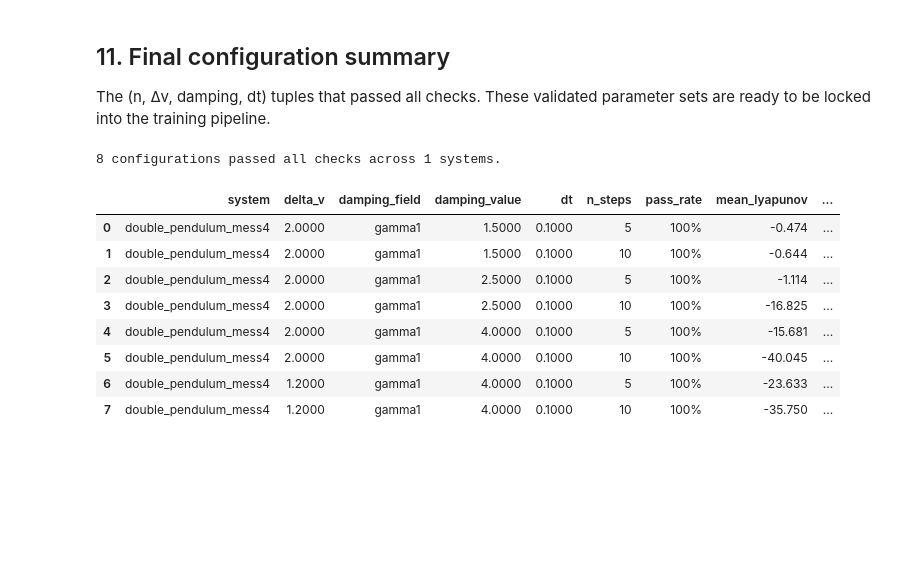
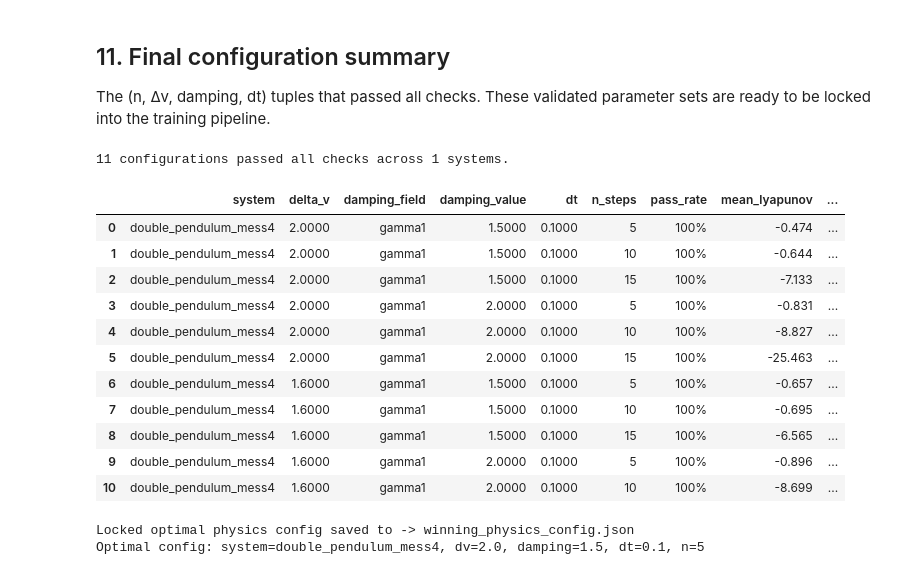
Before and after one commit to ManjotSingh08x/Belief-in-physics, a Jupyter notebook: notebooks/explorer.ipynb, the cells around one changed output. Drawn from its saved outputs; the diff is of its cells as text; code cells hidden in the pictures; blank space fills up the shorter version.

```diff
--- a/notebooks/explorer.ipynb
+++ b/notebooks/explorer.ipynb
@@ -515,39 +529,43 @@ for system_name, configs in SURVIVORS.items():
                 })
 
 summary_df = pd.DataFrame(final_rows)
 print(f"\n{len(summary_df)} configurations passed all checks across {summary_df['system'].nunique() if len(summary_df) else 0} systems.\n")
 if not summary_df.empty:
     display(summary_df.style.format({
         "pass_rate": "{:.0%}",
         "mean_lyapunov": "{:+.3f}",
         "mean_bayes_gap": "{:.3f}",
         "dt": "{:.4f}",
         "delta_v": "{:.4f}",
         "damping_value": "{:.4f}",
     }))
 else:
     print("No configurations met strict GO criteria. Check individual grid cell diagnostics above.")
 
 # Save locked optimal physics configuration for downstream pipeline
 import json
 from pathlib import Path
 if not summary_df.empty:
     best_config = summary_df.sort_values(by=["pass_rate", "mean_bayes_gap"], ascending=[False, False]).iloc[0].to_dict()
     out_dir = Path("../experiments/outputs-three-phase")
     out_dir.mkdir(parents=True, exist_ok=True)
     out_path = out_dir / "winning_physics_config.json"
     out_path.write_text(json.dumps(best_config, indent=2))
-    print(f"
-Locked optimal physics config saved to -> {out_path.name}")
+    print(f"Locked optimal physics config saved to -> {out_path.name}")
     print(f"Optimal config: system={best_config['system']}, dv={best_config['delta_v']}, damping={best_config['damping_value']}, dt={best_config['dt']}, n={best_config['n_steps']}")
 # %% [output]
-8 configurations passed all checks across 1 systems.
+11 configurations passed all checks across 1 systems.
 |  | system | delta_v | damping_field | damping_value | dt | n_steps | pass_rate | mean_lyapunov | ... |
 | 0 | double_pendulum_mess4 | 2.0000 | gamma1 | 1.5000 | 0.1000 | 5 | 100% | -0.474 | ... |
 | 1 | double_pendulum_mess4 | 2.0000 | gamma1 | 1.5000 | 0.1000 | 10 | 100% | -0.644 | ... |
-| 2 | double_pendulum_mess4 | 2.0000 | gamma1 | 2.5000 | 0.1000 | 5 | 100% | -1.114 | ... |
-| 3 | double_pendulum_mess4 | 2.0000 | gamma1 | 2.5000 | 0.1000 | 10 | 100% | -16.825 | ... |
-| 4 | double_pendulum_mess4 | 2.0000 | gamma1 | 4.0000 | 0.1000 | 5 | 100% | -15.681 | ... |
-| 5 | double_pendulum_mess4 | 2.0000 | gamma1 | 4.0000 | 0.1000 | 10 | 100% | -40.045 | ... |
-| 6 | double_pendulum_mess4 | 1.2000 | gamma1 | 4.0000 | 0.1000 | 5 | 100% | -23.633 | ... |
-| 7 | double_pendulum_mess4 | 1.2000 | gamma1 | 4.0000 | 0.1000 | 10 | 100% | -35.750 | ... |
+| 2 | double_pendulum_mess4 | 2.0000 | gamma1 | 1.5000 | 0.1000 | 15 | 100% | -7.133 | ... |
+| 3 | double_pendulum_mess4 | 2.0000 | gamma1 | 2.0000 | 0.1000 | 5 | 100% | -0.831 | ... |
+| 4 | double_pendulum_mess4 | 2.0000 | gamma1 | 2.0000 | 0.1000 | 10 | 100% | -8.827 | ... |
+| 5 | double_pendulum_mess4 | 2.0000 | gamma1 | 2.0000 | 0.1000 | 15 | 100% | -25.463 | ... |
+| 6 | double_pendulum_mess4 | 1.6000 | gamma1 | 1.5000 | 0.1000 | 5 | 100% | -0.657 | ... |
+| 7 | double_pendulum_mess4 | 1.6000 | gamma1 | 1.5000 | 0.1000 | 10 | 100% | -0.695 | ... |
+| 8 | double_pendulum_mess4 | 1.6000 | gamma1 | 1.5000 | 0.1000 | 15 | 100% | -6.565 | ... |
+| 9 | double_pendulum_mess4 | 1.6000 | gamma1 | 2.0000 | 0.1000 | 5 | 100% | -0.896 | ... |
+| 10 | double_pendulum_mess4 | 1.6000 | gamma1 | 2.0000 | 0.1000 | 10 | 100% | -8.699 | ... |
+Locked optimal physics config saved to -> winning_physics_config.json
+Optimal config: system=double_pendulum_mess4, dv=2.0, damping=1.5, dt=0.1, n=5
```
Also changed, not shown: parts of 6 cells of this notebook, 1 other file.
